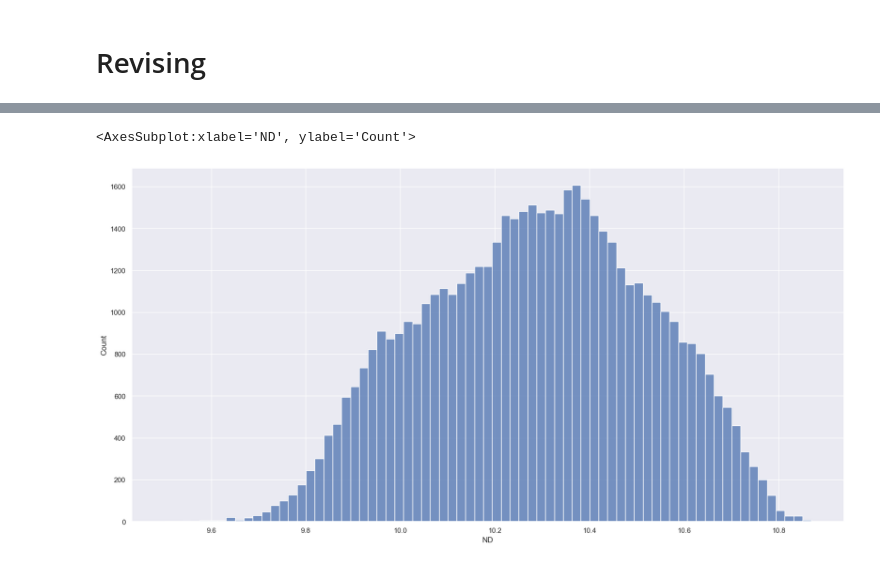
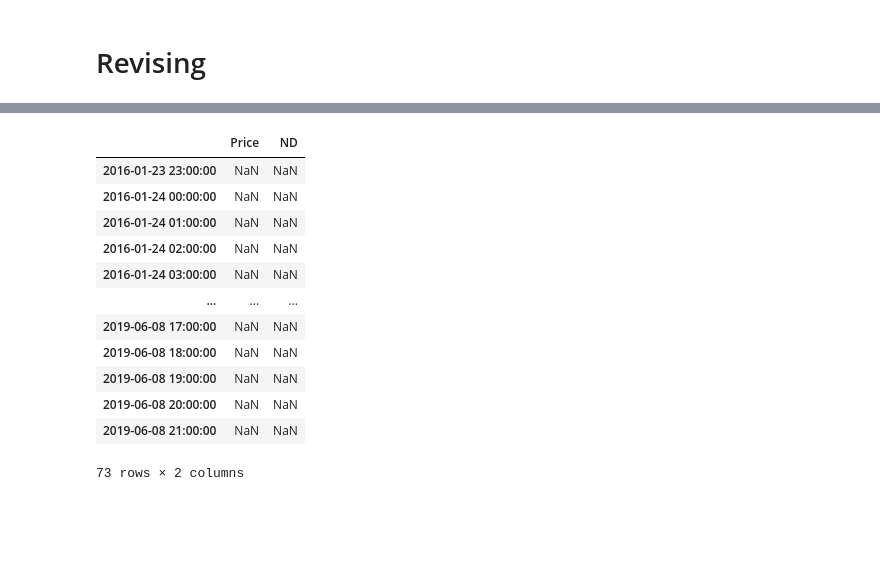
Before and after one commit to KlimisStilp/Price_Timeseries_UK_VScode, a Jupyter notebook: Price Timeseries UK/Totalload_SolarWind_Price_Timeseries.ipynb, the cells around one changed output, grey strips where cells are left out. Cells and saved outputs as stored; diff of their text form; code cells hidden in the pictures; blank space fills up the shorter version.

```diff
--- a/Price Timeseries UK/Totalload_SolarWind_Price_Timeseries.ipynb
+++ b/Price Timeseries UK/Totalload_SolarWind_Price_Timeseries.ipynb
@@ -856,2 +894,7 @@ demand_data.set_index('time',inplace=True)
+# %%
+price_ts = pd.merge(price_data, demand_data, right_index=True, left_index=True)
+# price_ts = pd.merge(price_ts, solar_data, right_index=True, left_index=True)
+# price_ts = pd.merge(price_ts, windoff_data, right_index=True, left_index=True)
+# price_ts = pd.merge(price_ts, windon_data, right_index=True, left_index=True)
 # %%
-demand_data.resample('h').mean()
+test = price_ts.resample('h').mean()
@@ -873,2 +900,0 @@ demand_data.resample('h').mean()
-# %%
-test = pd.merge(price_data, demand_data, left_index=True, right_index=True)
@@ -885,5 +901,16 @@ sns.histplot(np.log(test['Price']))
-# %%
-sns.histplot(np.log(test['ND']))
-# %% [output]
-<AxesSubplot:xlabel='ND', ylabel='Count'>
-[figure, removed]
+# %%
+test[test['ND'].isna()]
+# %% [output]
+|  | Price | ND |
+| 2016-01-23 23:00:00 | NaN | NaN |
+| 2016-01-24 00:00:00 | NaN | NaN |
+| 2016-01-24 01:00:00 | NaN | NaN |
+| 2016-01-24 02:00:00 | NaN | NaN |
+| 2016-01-24 03:00:00 | NaN | NaN |
+| ... | ... | ... |
+| 2019-06-08 17:00:00 | NaN | NaN |
+| 2019-06-08 18:00:00 | NaN | NaN |
+| 2019-06-08 19:00:00 | NaN | NaN |
+| 2019-06-08 20:00:00 | NaN | NaN |
+| 2019-06-08 21:00:00 | NaN | NaN |
+73 rows × 2 columns
```
Also changed, not shown: parts of 6 cells of this notebook.
